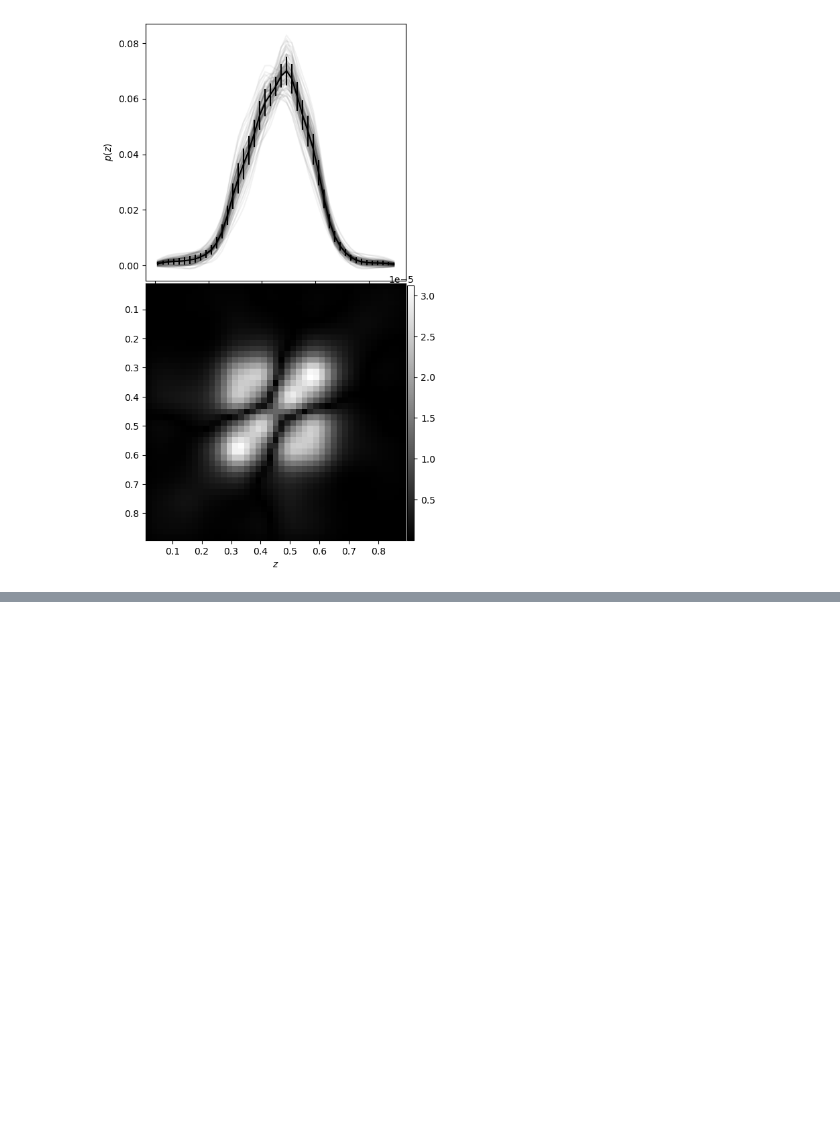
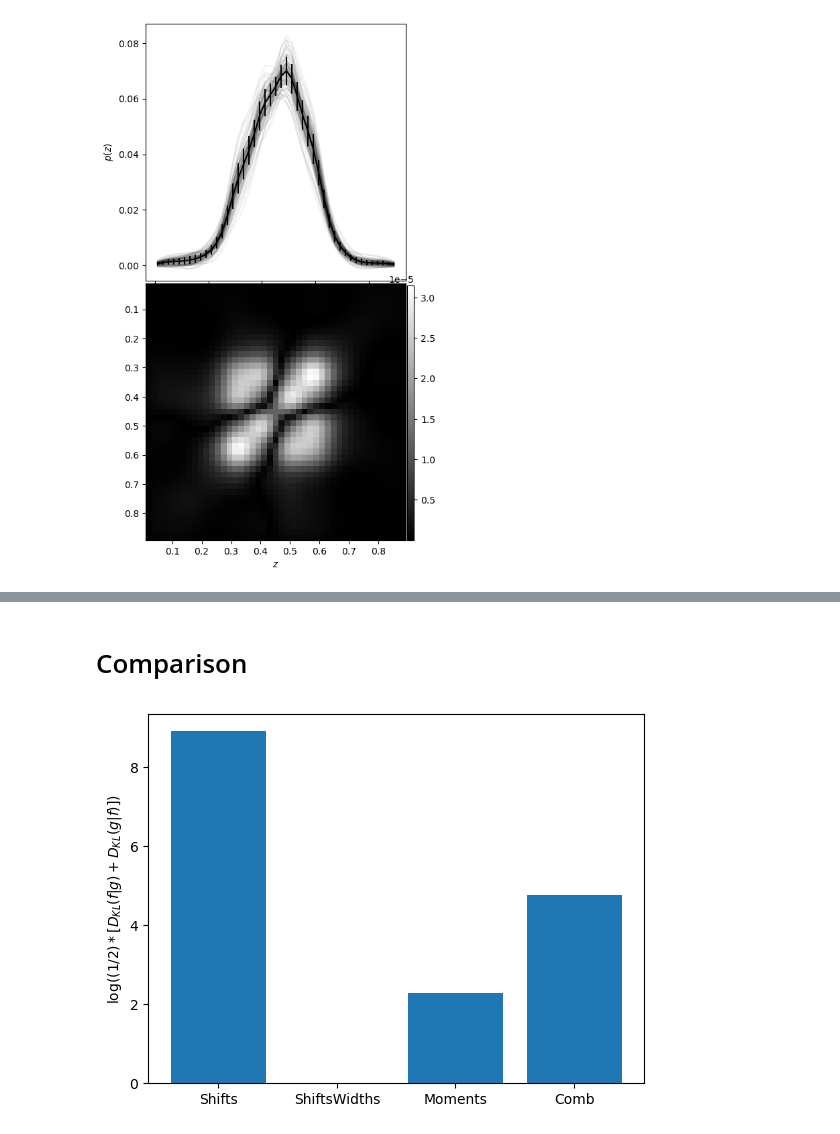
Before and after one commit to LSSTDESC/rail_prior, a Jupyter notebook: examples/basic_tutorial.ipynb, the cells around one changed output, grey strips where cells are left out. Drawn from its saved outputs; the diff is of its cells as text; code cells hidden in the pictures; blank space fills up the shorter version.

```diff
--- a/examples/basic_tutorial.ipynb
+++ b/examples/basic_tutorial.ipynb
@@ -128,6 +143,7 @@ Warning: regularization failed
 The covariance matrix will be diagonalized
 # %%
 moments_cov = np.cov(moments_nzs.T)
+moments_mean = np.mean(moments_nzs, axis=0)
 # %%
 figure, axis = plt.subplots(2, 1, figsize=(5,10))
 figure.subplots_adjust(wspace=0, hspace=0.01)
@@ -145,3 +161,5 @@ figure.colorbar(im, cax=cbar_ax)
 plt.show()
 # %% [output]
 [figure]
+# %%
+D_moments = nzp.Sym_Dkl(base.nz_mean, base.nz_cov, moments_mean, moments_cov)
@@ -171,5 +187,6 @@ comb_nzs = np.array(comb_nzs)
 # %%
 comb_cov = np.cov(comb_nzs.T)
+comb_mean = np.mean(comb_nzs, axis=0)
 # %%
 figure, axis = plt.subplots(2, 1, figsize=(5,10))
 figure.subplots_adjust(wspace=0, hspace=0.01)
@@ -189,3 +206,5 @@ figure.colorbar(im, cax=cbar_ax)
 plt.show()
 # %% [output]
 [figure]
+# %%
+D_comb = nzp.Sym_Dkl(comb_mean, comb_cov, base.nz_mean, base.nz_cov)
@@ -191,0 +220,9 @@ plt.show()
+# %% [markdown]
+# Comparison
+# %%
+plt.bar(np.arange(4), np.log(np.array([D_shifts, D_SnW, D_moments, D_comb])))
+plt.xticks(np.arange(4), ['Shifts', 'ShiftsWidths', 'Moments', 'Comb'])
+plt.ylabel(r'$\log ((1/2)*[D_{KL}(f|g)+D_{KL}(g|f)])$')
+plt.show()
+# %% [output]
+[figure, added]
```
Also changed, not shown: parts of 12 cells of this notebook, 3 other files.
